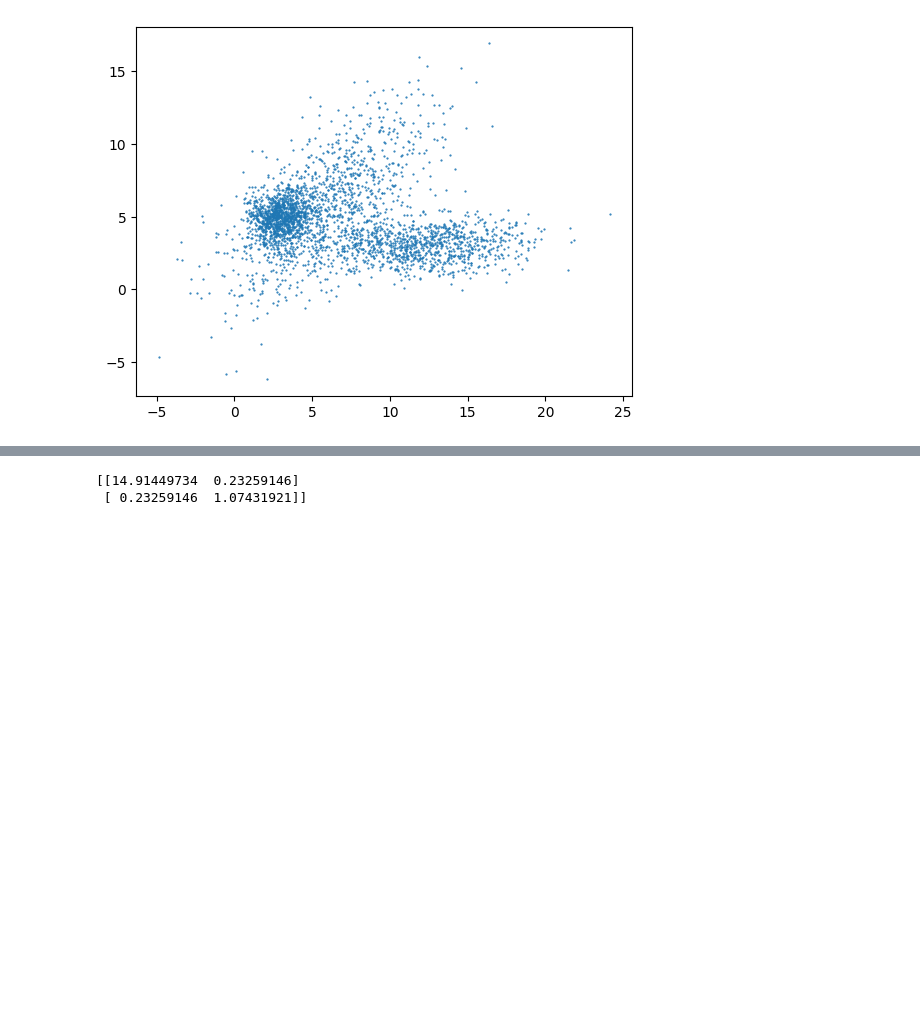
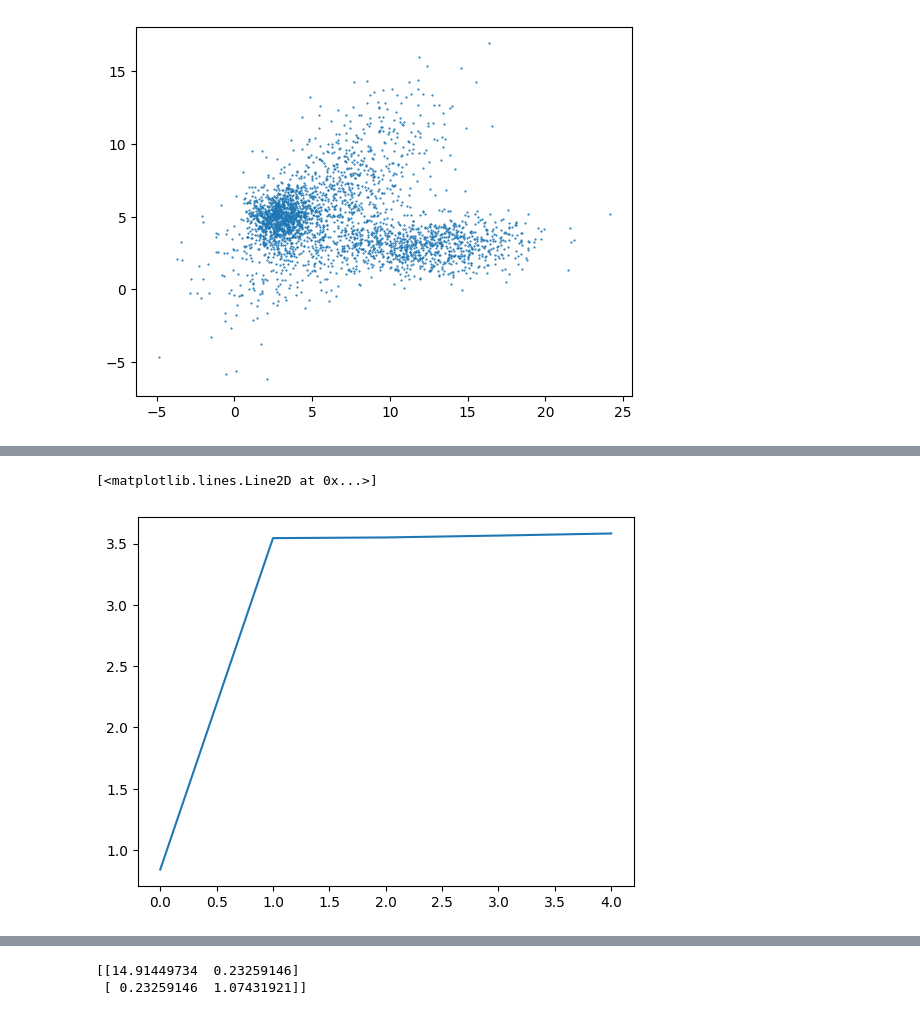
Before and after one commit to georggrab/emjs, a Jupyter notebook: notebook.ipynb, the cells around one changed output, grey strips where cells are left out. Drawn from its saved outputs; the diff is of its cells as text; code cells hidden in the pictures; blank space fills up the shorter version.

```diff
--- a/notebook.ipynb
+++ b/notebook.ipynb
@@ -89,3 +104,8 @@ array([[10697.43688705,  5029.97946543],
+# %%
+plt.plot(log_prob)
+# %% [output]
+[<matplotlib.lines.Line2D at 0x...>]
+[figure, added]
 # %%
 (1/total_mass) * (posterior.T@X)
 # %% [output]
```
Also changed, not shown: parts of 12 cells of this notebook.
